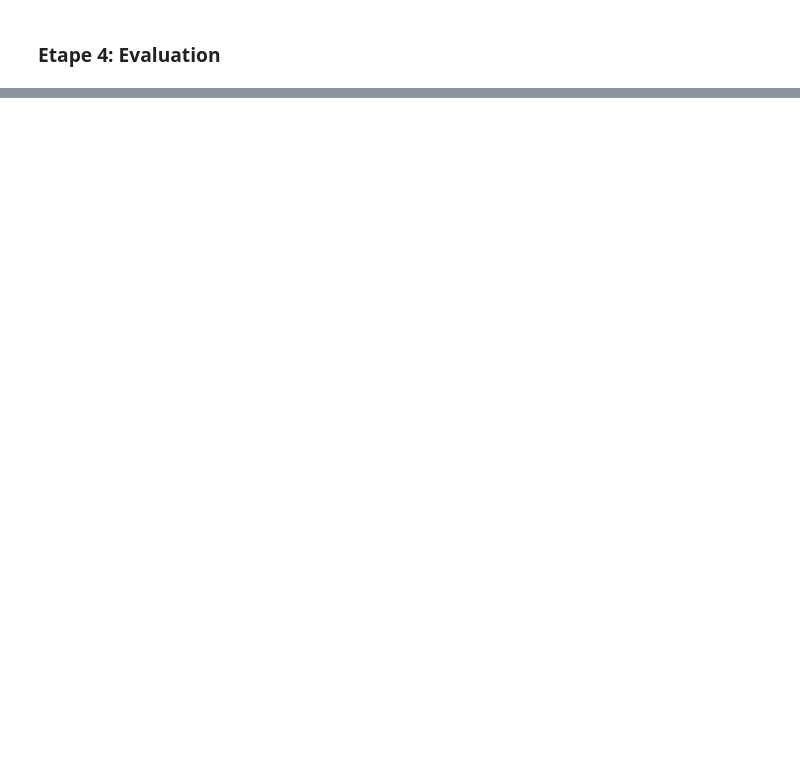
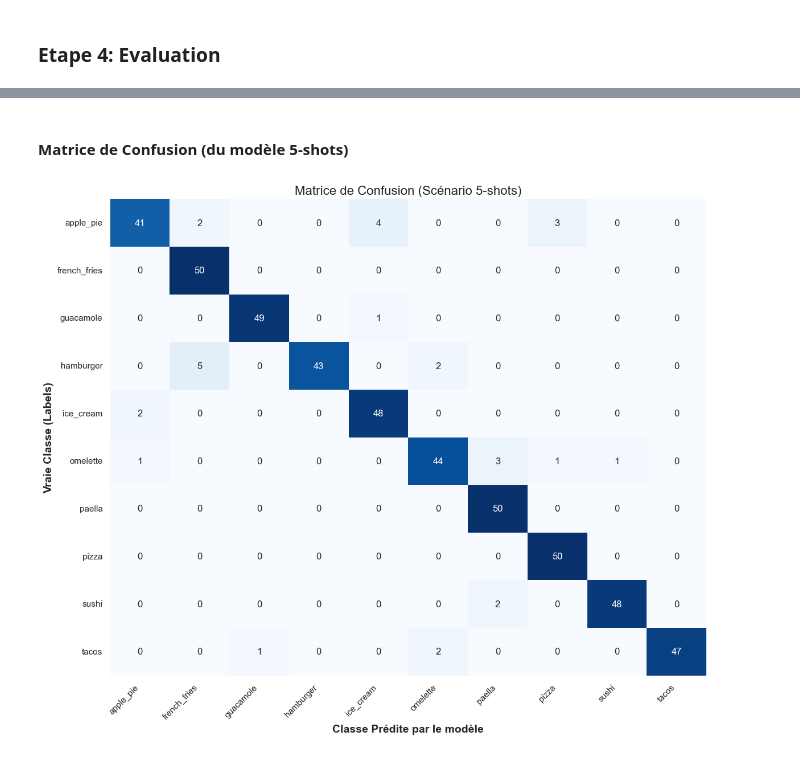
Before and after one commit to farahamorri/SemantiCLIP, a Jupyter notebook: SemantiCLIP.ipynb, the cells around one changed output, grey strips where cells are left out. Cells and saved outputs as stored; diff of their text form; code cells hidden in the pictures; blank space fills up the shorter version.

Commit message:
First final push Last part with 1 shot and 5 shot and plots

```diff
--- a/SemantiCLIP.ipynb
+++ b/SemantiCLIP.ipynb
@@ -251,0 +255,21 @@ Dimensions Test : (500, 512)
+# %%
+import numpy as np
+
+def get_n_shot_data(features, labels, n_shots):
+    x_sampled = []
+    y_sampled = []
+
+    unique_labels = np.unique(labels)
+
+    for label in unique_labels:
+        # On récupère tous les indices pour cette classe spécifique
+        indices = np.where(labels == label)[0]
+
+        # On en choisit n_shots au hasard
+        selected_indices = np.random.choice(indices, n_shots, replace=False)
+
+        x_sampled.append(features[selected_indices])
+        y_sampled.append(labels[selected_indices])
+
+    # On transforme les listes en gros tableaux NumPy
+    return np.concatenate(x_sampled), np.concatenate(y_sampled)
@@ -253,0 +367,26 @@ Dimensions Test : (500, 512)
+# %% [markdown]
+#### Matrice de Confusion (du modèle 5-shots)
+# %%
+# Calcul de la matrice de confusion sur le modèle 5-shots
+cm = confusion_matrix(test_labels, y_pred_best)
+
+plt.figure(figsize=(12, 10))
+
+# Création de la heatmap
+sns.heatmap(cm, annot=True, fmt='d', cmap='Blues',
+            xticklabels=class_names,
+            yticklabels=class_names,
+            cbar=False) # 'd' pour entier (integer), cbar=False enlève la barre de couleur latérale
+
+plt.title('Matrice de Confusion (Scénario 5-shots)', fontsize=16)
+plt.ylabel('Vraie Classe (Labels)', fontsize=14, fontweight='bold')
+plt.xlabel('Classe Prédite par le modèle', fontsize=14, fontweight='bold')
+
+# Rotation des labels pour qu'ils soient lisibles
+plt.xticks(rotation=45, ha='right')
+plt.yticks(rotation=0)
+
+plt.tight_layout() # Ajuste les marges pour que rien ne soit coupé
+plt.show()
+# %% [output]
+[figure, added]
```
Also changed, not shown: parts of 9 cells of this notebook, 2 other files.
